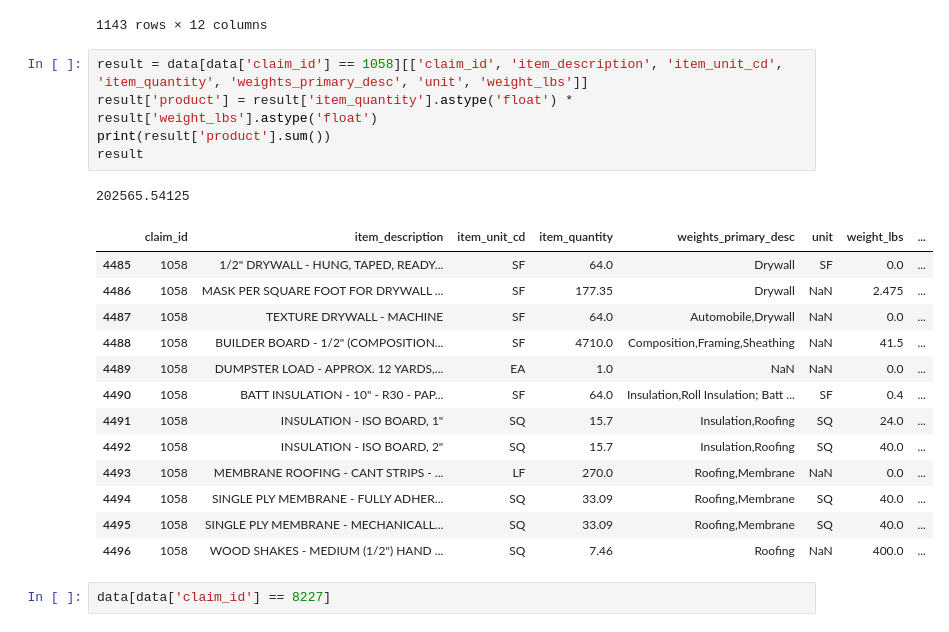
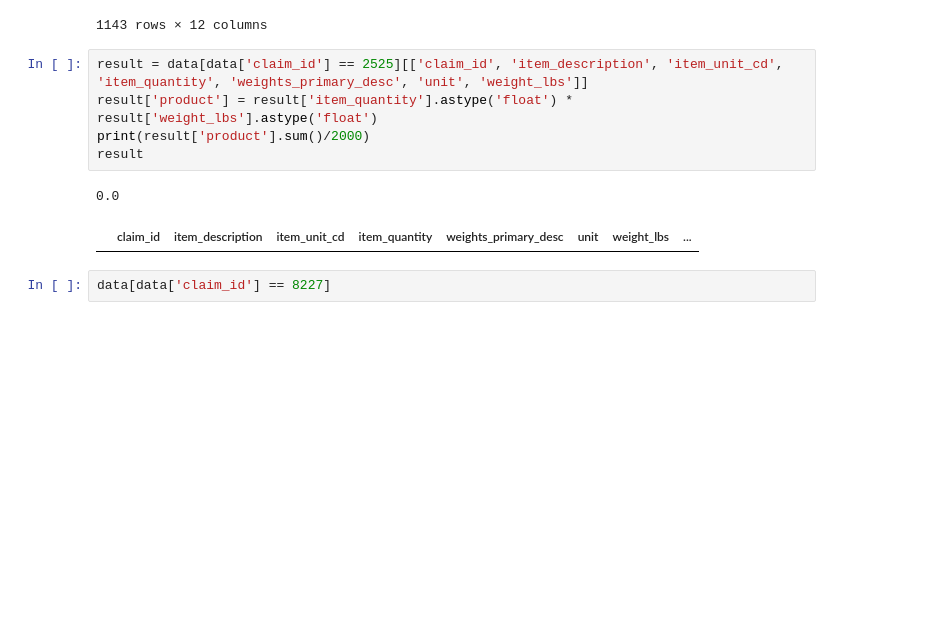
Before and after one commit to ssuchek/Travelers, a Jupyter notebook: 0121_Step 2_Generating Metrics and Pickup.ipynb, the cells around one changed output. Cells and saved outputs as stored; diff of their text form; blank space fills up the shorter version.

```diff
--- a/0121_Including pickup.ipynb
+++ b/0121_Step 2_Generating Metrics and Pickup.ipynb
@@ -193,25 +192,13 @@ valid_claim_id_data[twenty_percent_saving_mask].sort_values(by='excessive_truck_
 | 2925 | 1 | 8.0 | 0.20 | 0.002480 | 0.002480 | ... |
 1143 rows × 12 columns
 # %%
-result = data[data['claim_id'] == 1058][['claim_id', 'item_description', 'item_unit_cd', 'item_quantity', 'weights_primary_desc', 'unit', 'weight_lbs']]
+result = data[data['claim_id'] == 2525][['claim_id', 'item_description', 'item_unit_cd', 'item_quantity', 'weights_primary_desc', 'unit', 'weight_lbs']]
 result['product'] = result['item_quantity'].astype('float') * result['weight_lbs'].astype('float')
-print(result['product'].sum())
+print(result['product'].sum()/2000)
 result
 # %% [output]
-202565.54125
+0.0
 |  | claim_id | item_description | item_unit_cd | item_quantity | weights_primary_desc | unit | weight_lbs | ... |
-| 4485 | 1058 | 1/2" DRYWALL - HUNG, TAPED, READY... | SF | 64.0 | Drywall | SF | 0.0 | ... |
-| 4486 | 1058 | MASK PER SQUARE FOOT FOR DRYWALL ... | SF | 177.35 | Drywall | NaN | 2.475 | ... |
-| 4487 | 1058 | TEXTURE DRYWALL - MACHINE | SF | 64.0 | Automobile,Drywall | NaN | 0.0 | ... |
-| 4488 | 1058 | BUILDER BOARD - 1/2" (COMPOSITION... | SF | 4710.0 | Composition,Framing,Sheathing | NaN | 41.5 | ... |
-| 4489 | 1058 | DUMPSTER LOAD - APPROX. 12 YARDS,... | EA | 1.0 | NaN | NaN | 0.0 | ... |
-| 4490 | 1058 | BATT INSULATION - 10" - R30 - PAP... | SF | 64.0 | Insulation,Roll Insulation; Batt ... | SF | 0.4 | ... |
-| 4491 | 1058 | INSULATION - ISO BOARD, 1" | SQ | 15.7 | Insulation,Roofing | SQ | 24.0 | ... |
-| 4492 | 1058 | INSULATION - ISO BOARD, 2" | SQ | 15.7 | Insulation,Roofing | SQ | 40.0 | ... |
-| 4493 | 1058 | MEMBRANE ROOFING - CANT STRIPS - ... | LF | 270.0 | Roofing,Membrane | NaN | 0.0 | ... |
-| 4494 | 1058 | SINGLE PLY MEMBRANE - FULLY ADHER... | SQ | 33.09 | Roofing,Membrane | SQ | 40.0 | ... |
-| 4495 | 1058 | SINGLE PLY MEMBRANE - MECHANICALL... | SQ | 33.09 | Roofing,Membrane | SQ | 40.0 | ... |
-| 4496 | 1058 | WOOD SHAKES - MEDIUM (1/2") HAND ... | SQ | 7.46 | Roofing | NaN | 400.0 | ... |
 # %%
 data[data['claim_id'] == 8227]
 # %% [output]
```
Also changed, not shown: parts of 2 cells of this notebook, 3 other files.
